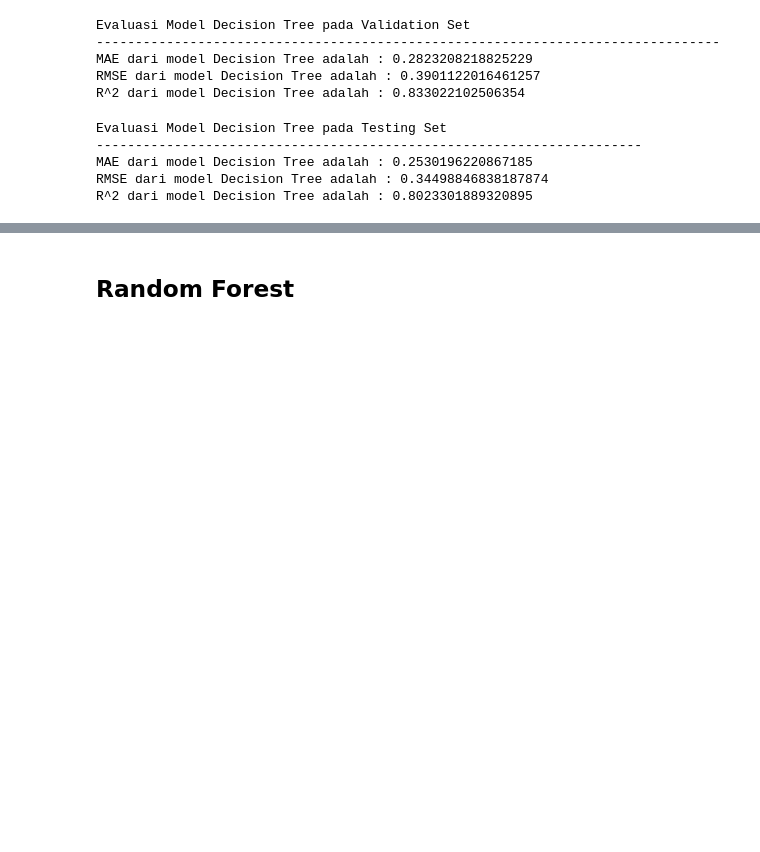
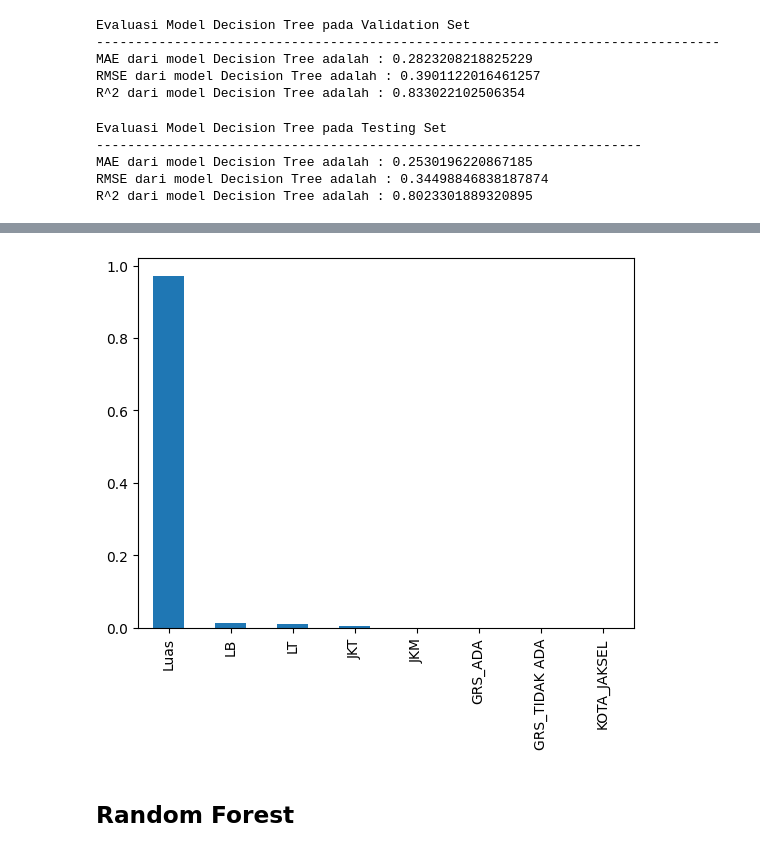
Before and after one commit to notnsas/cautious-eureka, a Jupyter notebook: aplikasi_ds/UAS.ipynb, the cells around one changed output, grey strips where cells are left out. Saved outputs shown, nothing was run; the diff lists cells and outputs as text; code cells hidden in the pictures; blank space fills up the shorter version.

```diff
--- a/aplikasi_ds/UAS.ipynb
+++ b/aplikasi_ds/UAS.ipynb
@@ -713,3 +841,11 @@ R^2 dari model Decision Tree adalah : 0.8023301889320895
+# %%
+# Membuat series dengan feature importance per kolom
+feature_importances = pd.Series(dec_tree.feature_importances_, index=df.columns.drop('HARGA')).sort_values(ascending=False)
+
+# Plot bar chart
+feature_importances.plot.bar();
+# %% [output]
+[figure, added]
 # %% [markdown]
 ## **Random Forest**
 # %%
```
Also changed, not shown: parts of 18 cells of this notebook.
